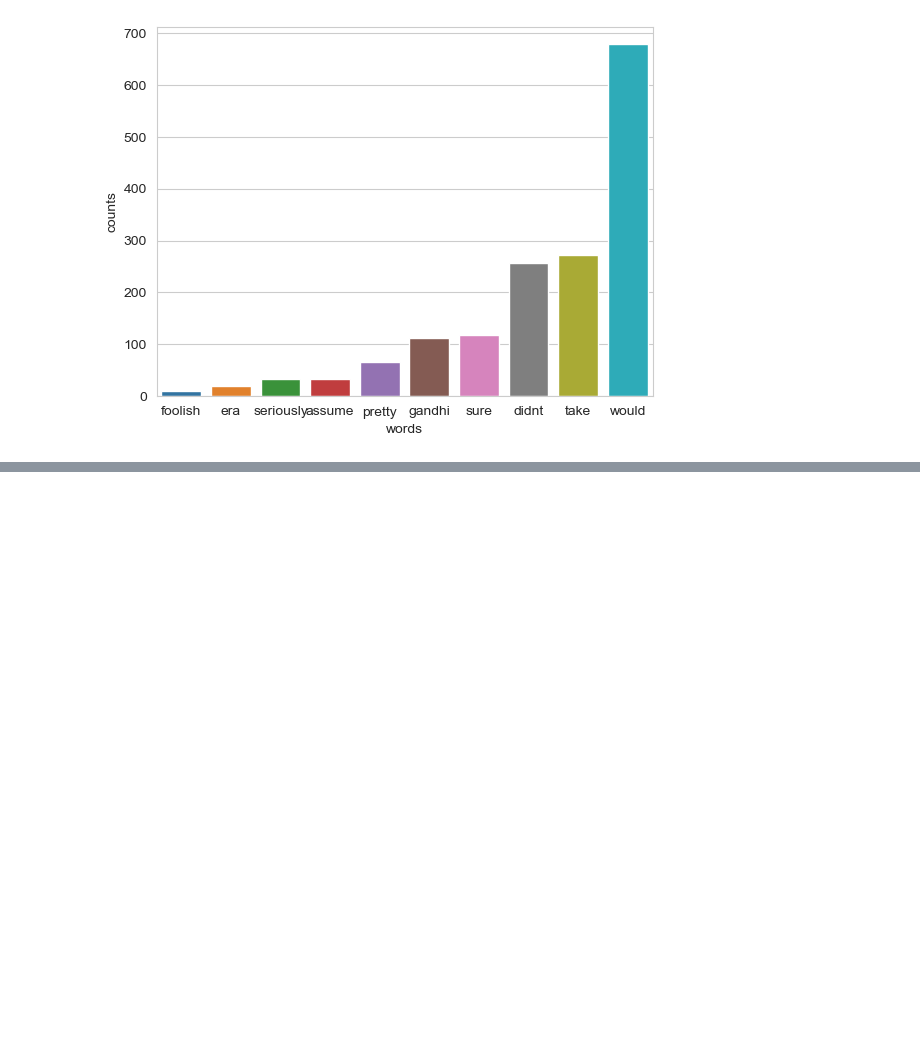
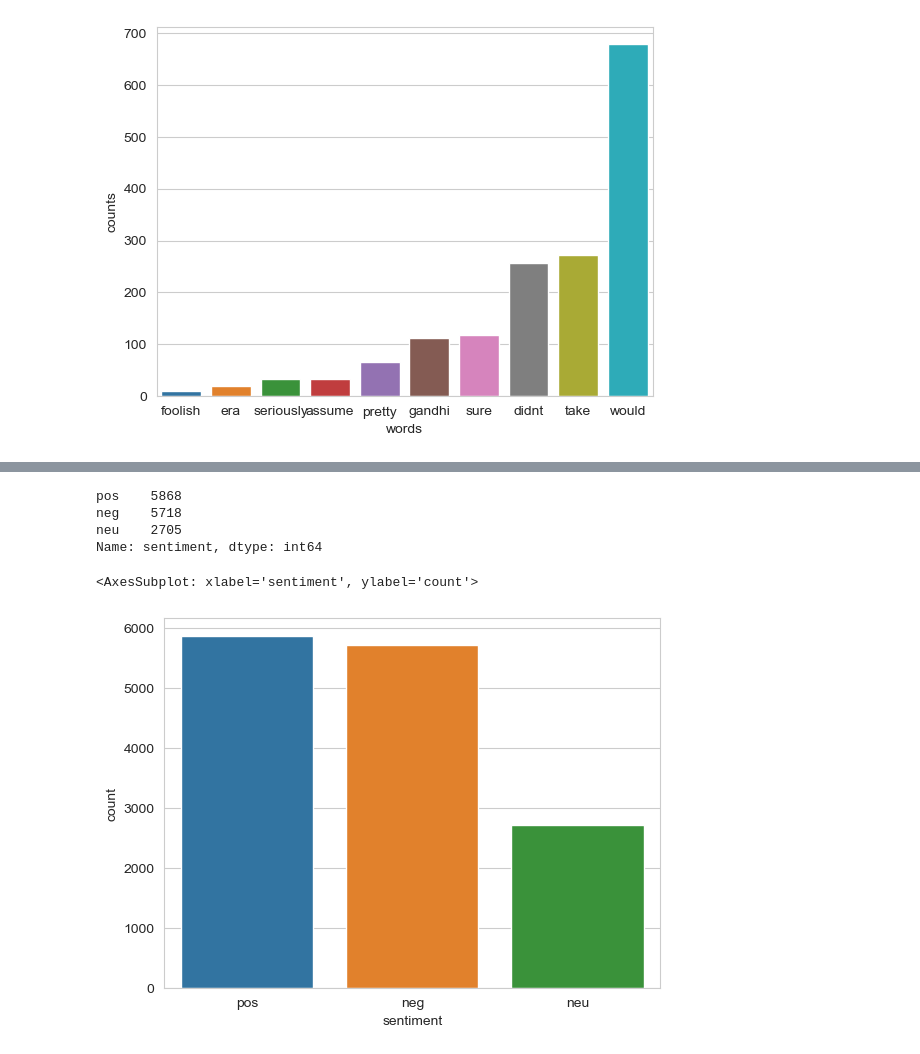
Before and after one commit to rarmnsyah/DATASCIENCE, a Jupyter notebook: MEGA-PROJECT/main.ipynb, the cells around one changed output, grey strips where cells are left out. Saved outputs shown, nothing was run; the diff lists cells and outputs as text; code cells hidden in the pictures; blank space fills up the shorter version.

Commit message:
Update main.ipynb
menambah fitur sentiment analisis pada tiap tweet

```diff
--- a/MEGA-PROJECT/main.ipynb
+++ b/MEGA-PROJECT/main.ipynb
@@ -55,9 +53,9 @@ def diff(list1, list2):
     d = set(list1).intersection(set(list2))  # or d = set(list1) & set(list2)
     return list(c - d)
 # %%
-def en_only(df):
-    df_en = df[df['language'] == 'en']
-    return df_en
+def lang_only(df, lang):
+    df_lang = df[df['language'] == lang]
+    return df_lang
 # %%
 def created_at_split(df):
     df_splitted = df.copy()
@@ -66,7 +64,7 @@ def created_at_split(df):
 # %%
 def pipeline(df):
     df = drop_columns(df)
-    df = en_only(df)
+    df = lang_only(df, 'en')
     df = created_at_split(df)
     return df
 # %%
@@ -254,3 +248,11 @@ sns.barplot(data = main_words[:10].sort_values('counts'), x = 'words', y = 'coun
 # %% [output]
 <AxesSubplot: xlabel='words', ylabel='counts'>
 [figure]
+# %%
+from nltk.sentiment import SentimentIntensityAnalyzer
+import operator
+
+sia = SentimentIntensityAnalyzer()
+df_copy["sentiment_score"] = df_copy["tweet"].apply(lambda x: sia.polarity_scores(x)["compound"])
+df_copy["sentiment"] = np.select([df_copy["sentiment_score"] < 0, df_copy["sentiment_score"] == 0, df_copy["sentiment_score"] > 0],
+                           ['neg', 'neu', 'pos'])
@@ -256,0 +274,12 @@ sns.barplot(data = main_words[:10].sort_values('counts'), x = 'words', y = 'coun
+# %%
+df_copy["sentiment"].value_counts()
+# %% [output]
+pos    5868
+neg    5718
+neu    2705
+Name: sentiment, dtype: int64
+# %%
+sns.countplot(data = df_copy, x = 'sentiment')
+# %% [output]
+<AxesSubplot: xlabel='sentiment', ylabel='count'>
+[figure, added]
```
Also changed, not shown: parts of 4 cells of this notebook.
